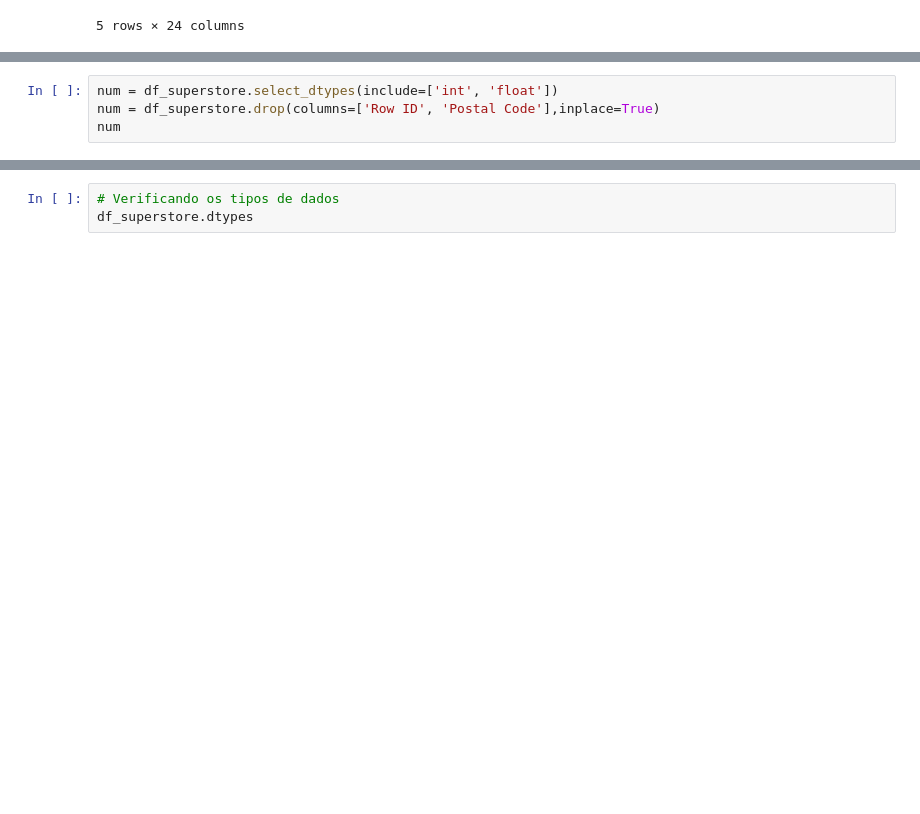
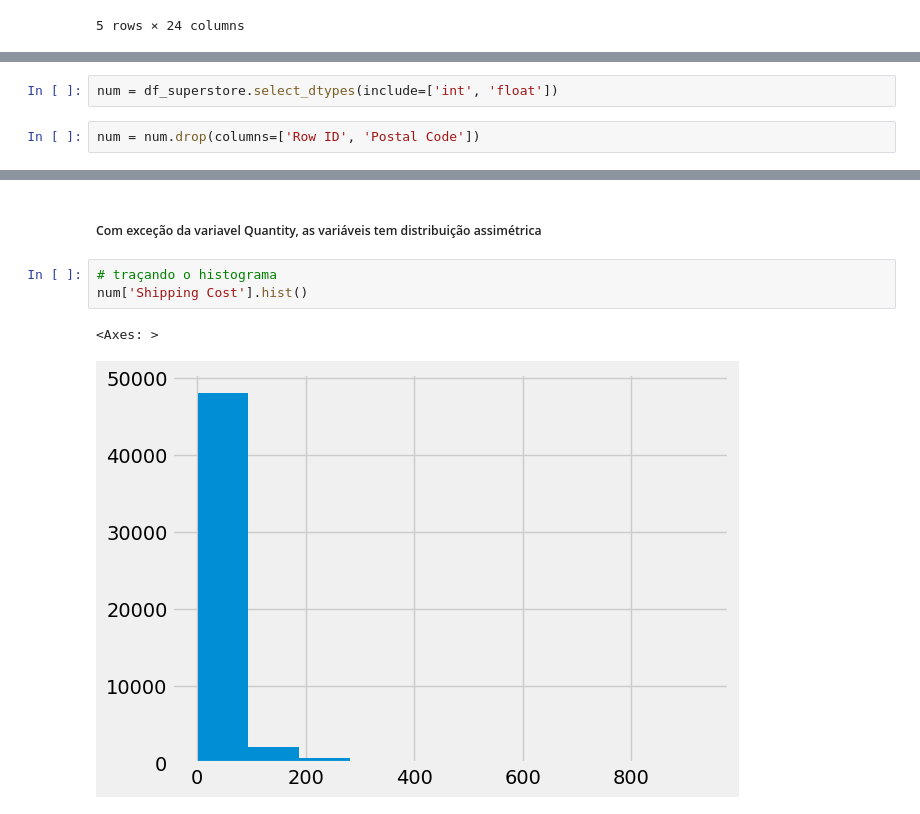
Before and after one commit to carlosrodriguesjf/analise-de-dados-de-superlojas-globais, a Jupyter notebook: Análise e visualização de dados de superlojas globais.ipynb, the cells around one changed output, grey strips where cells are left out. Drawn from its saved outputs; the diff is of its cells as text; blank space fills up the shorter version.

```diff
--- a/Análise e visualização de dados de superlojas globais.ipynb
+++ b/Análise e visualização de dados de superlojas globais.ipynb
@@ -137,4 +167,4 @@ cat
 # %%
 num = df_superstore.select_dtypes(include=['int', 'float'])
-num = df_superstore.drop(columns=['Row ID', 'Postal Code'],inplace=True)
-num
+# %%
+num = num.drop(columns=['Row ID', 'Postal Code'])
@@ -147,3 +207,8 @@ df_superstore.nunique()
+# %% [markdown]
+##### Com exceção da variavel Quantity, as variáveis tem distribuição assimétrica
 # %%
-# Verificando os tipos de dados
-df_superstore.dtypes
+# traçando o histograma
+num['Shipping Cost'].hist()
+# %% [output]
+<Axes: >
+[figure, added]
```
Also changed, not shown: parts of 42 cells of this notebook, 1 other file.
